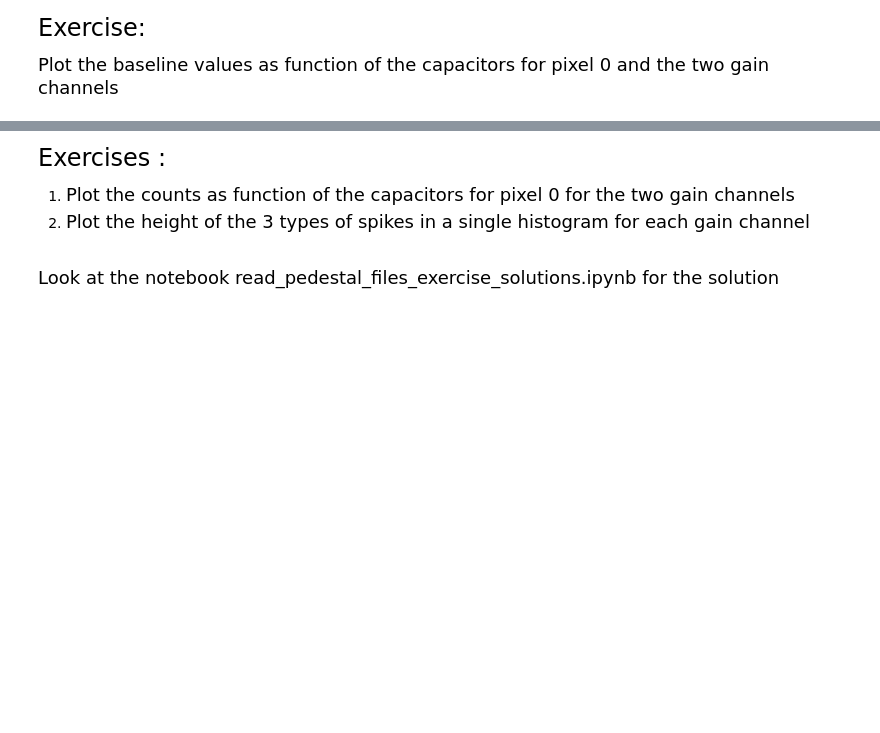
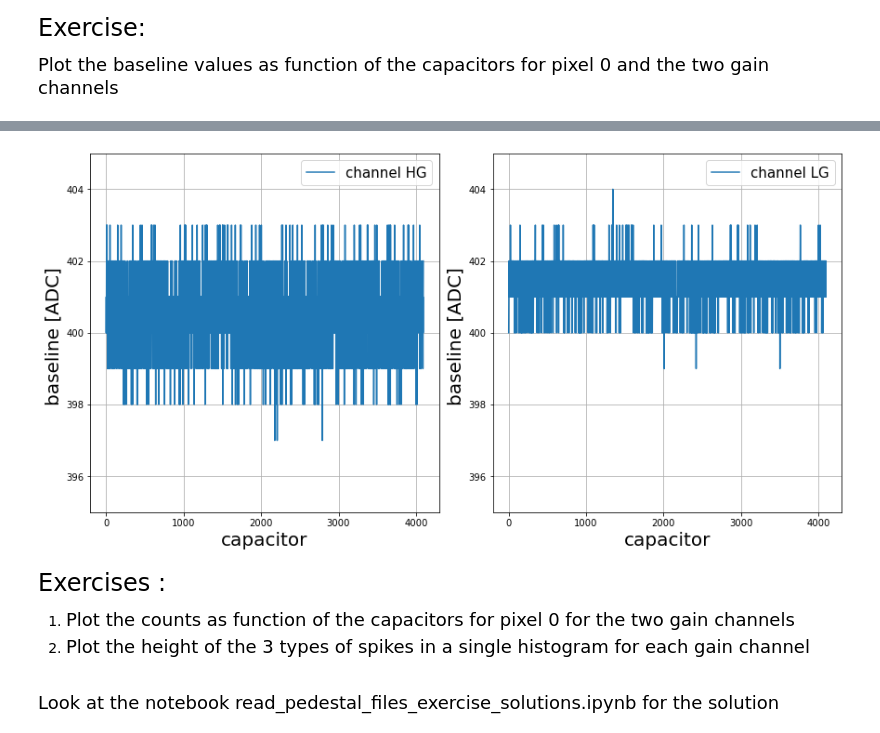
Before and after one commit to cta-observatory/2022_01_lstchain_school, a Jupyter notebook: calibration/read_pedestal_files.ipynb, the cells around one changed output, grey strips where cells are left out. Saved outputs shown, nothing was run; the diff lists cells and outputs as text; code cells hidden in the pictures; blank space fills up the shorter version.

```diff
--- a/calibration/read_pedestal_files.ipynb
+++ b/calibration/read_pedestal_files.ipynb
@@ -80,20 +79,21 @@ KeyError: 'baseline_mean'
 # %%
 # plot the estimated baseline values for a given pixel
 pixel=0
 channel=["HG","LG"]
 
 fig, ax = plt.subplots(1, 2, figsize=(12,6),constrained_layout=True)
 for chan in np.arange(2):
+
     label=f"channel {channel[chan]}"
     ax[chan].grid(True)
+    ax[chan].plot(baseline_data[chan,pixel,:],label=label)
     ax[chan].set_ylim(395,405)
-    ped_median=np.median(baseline_data[chan,pixel,:])
-    ax[chan].plot(baseline_data[chan,pixel,:],label=label)
-    ax[chan].axhline(ped_median, color='red',linestyle="--")
-    ax[chan].set_ylabel(f'baseline [ADC]',fontsize=20)
+    ax[chan].set_ylabel(f'baseline [ADC] ',fontsize=20)
     ax[chan].set_xlabel(f'capacitor',fontsize=20)
 
     ax[chan].legend(prop={'size':15})
+# %% [output]
+[figure, added]
 # %% [markdown]
 <font size="5">Exercises  : <br>
 
```
Also changed, not shown: parts of 2 cells of this notebook, 3 other files.
